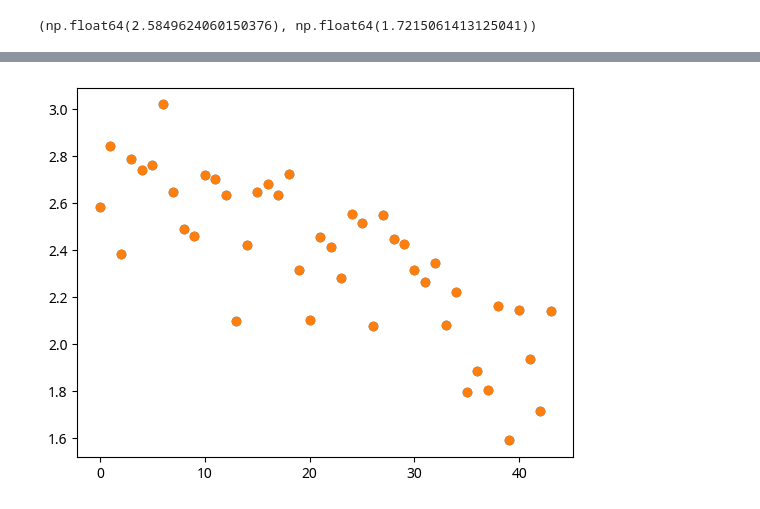
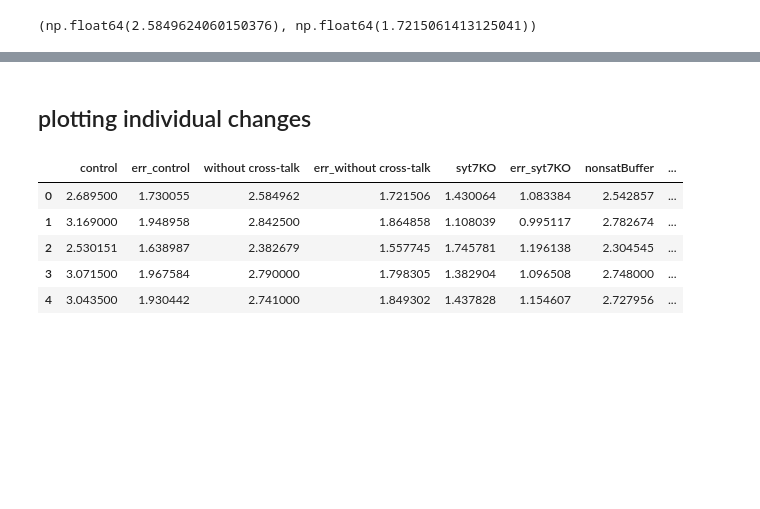
Before and after one commit to nishs1729/MFB, a Jupyter notebook: scripts_plotting/plots_AP.ipynb, the cells around one changed output, grey strips where cells are left out. Cells and saved outputs as stored; diff of their text form; code cells hidden in the pictures; blank space fills up the shorter version.

```diff
--- a/scripts_plotting/plots_AP.ipynb
+++ b/scripts_plotting/plots_AP.ipynb
@@ -189,5 +161,2 @@ array([[2.58496241, 2.8425    , 2.38267875, 2.79      , 2.741     ,
-# %%
-plt.plot(nrel_to_ap[0], 'o')
-plt.show()
-# %% [output]
-[figure, removed]
+# %% [markdown]
+## plotting individual changes
@@ -193,0 +173,10 @@ plt.show()
+# %%
+nrel_to_ap = pd.DataFrame(_nrel_to_ap)
+nrel_to_ap.head()
+# %% [output]
+|  | control | err_control | without cross-talk | err_without cross-talk | syt7KO | err_syt7KO | nonsatBuffer | ... |
+| 0 | 2.689500 | 1.730055 | 2.584962 | 1.721506 | 1.430064 | 1.083384 | 2.542857 | ... |
+| 1 | 3.169000 | 1.948958 | 2.842500 | 1.864858 | 1.108039 | 0.995117 | 2.782674 | ... |
+| 2 | 2.530151 | 1.638987 | 2.382679 | 1.557745 | 1.745781 | 1.196138 | 2.304545 | ... |
+| 3 | 3.071500 | 1.967584 | 2.790000 | 1.798305 | 1.382904 | 1.096508 | 2.748000 | ... |
+| 4 | 3.043500 | 1.930442 | 2.741000 | 1.849302 | 1.437828 | 1.154607 | 2.727956 | ... |
```
Also changed, not shown: parts of 9 cells of this notebook, 2 other files.
